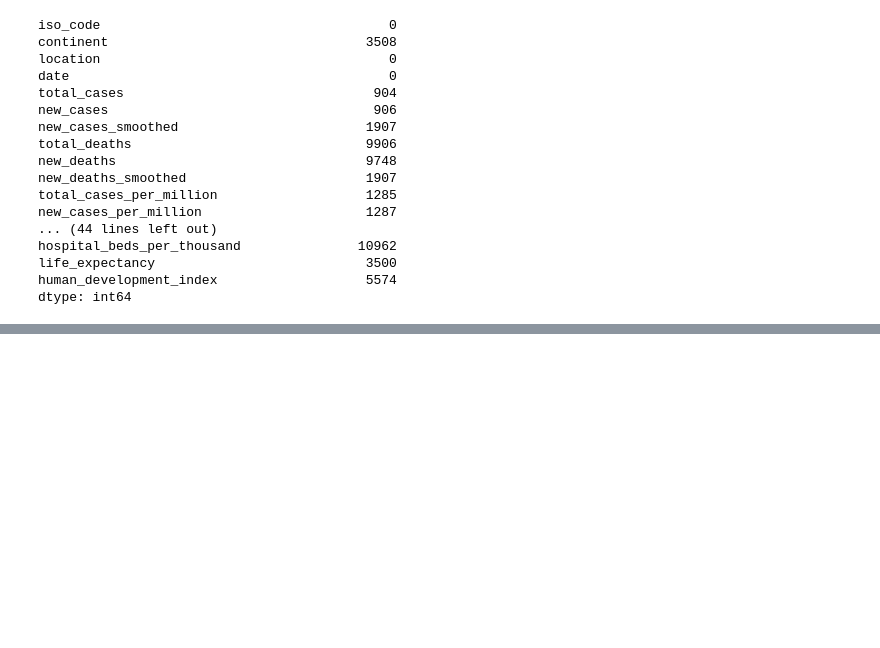
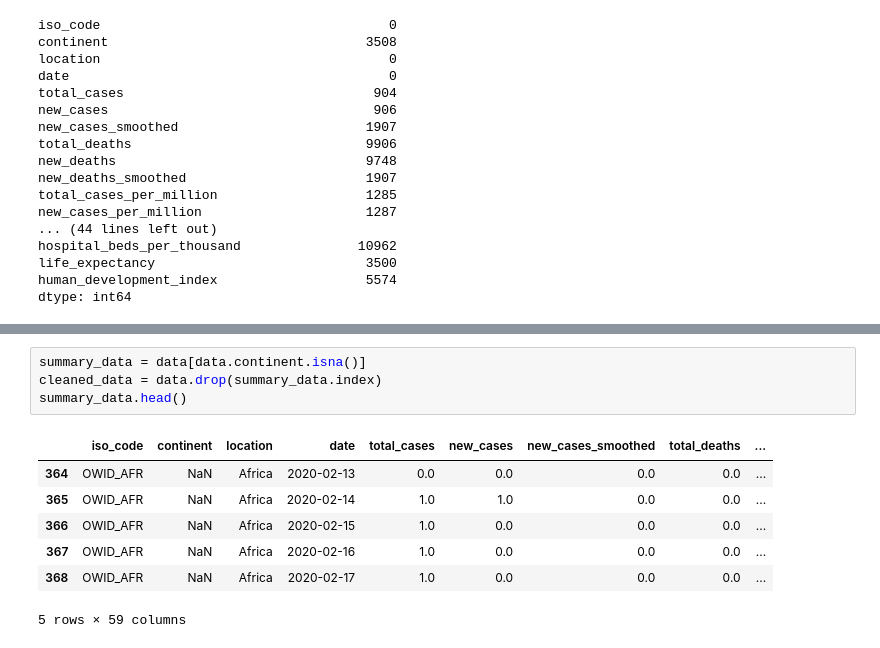
Before and after one commit to CGrannan/Covid-19-Project, a Jupyter notebook: Covid_19_stats.ipynb, the cells around one changed output, grey strips where cells are left out. Drawn from its saved outputs; the diff is of its cells as text; blank space fills up the shorter version.

```diff
--- a/Covid_19_stats.ipynb
+++ b/Covid_19_stats.ipynb
@@ -57,0 +177,12 @@ memory usage: 31.7+ MB
+# %%
+summary_data = data[data.continent.isna()]
+cleaned_data = data.drop(summary_data.index)
+summary_data.head()
+# %% [output]
+|  | iso_code | continent | location | date | total_cases | new_cases | new_cases_smoothed | total_deaths | ... |
+| 364 | OWID_AFR | NaN | Africa | 2020-02-13 | 0.0 | 0.0 | 0.0 | 0.0 | ... |
+| 365 | OWID_AFR | NaN | Africa | 2020-02-14 | 1.0 | 1.0 | 0.0 | 0.0 | ... |
+| 366 | OWID_AFR | NaN | Africa | 2020-02-15 | 1.0 | 0.0 | 0.0 | 0.0 | ... |
+| 367 | OWID_AFR | NaN | Africa | 2020-02-16 | 1.0 | 0.0 | 0.0 | 0.0 | ... |
+| 368 | OWID_AFR | NaN | Africa | 2020-02-17 | 1.0 | 0.0 | 0.0 | 0.0 | ... |
+5 rows × 59 columns
```
Also changed, not shown: parts of 13 cells of this notebook.
